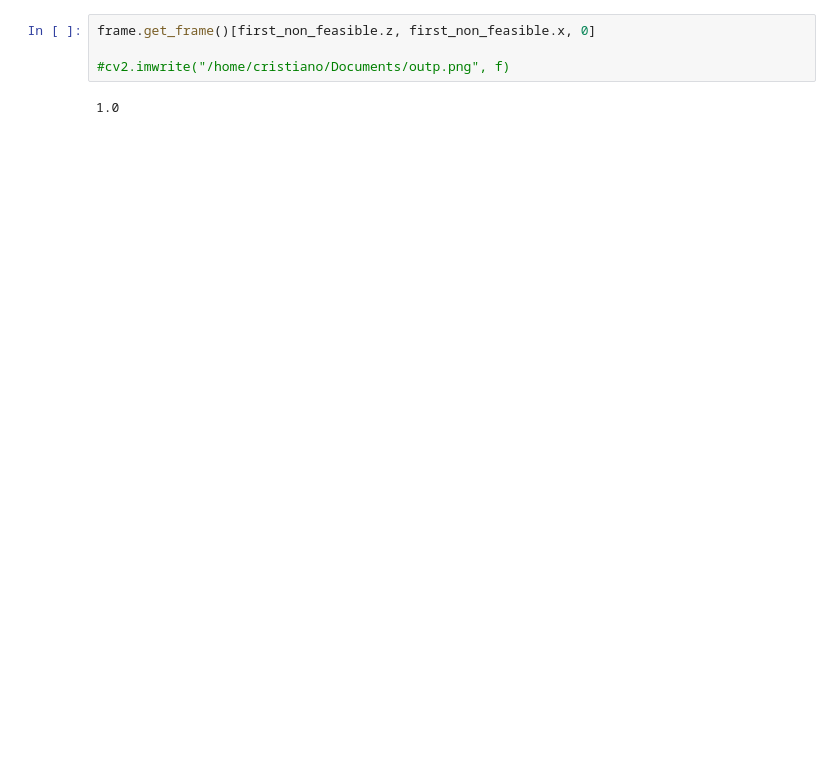
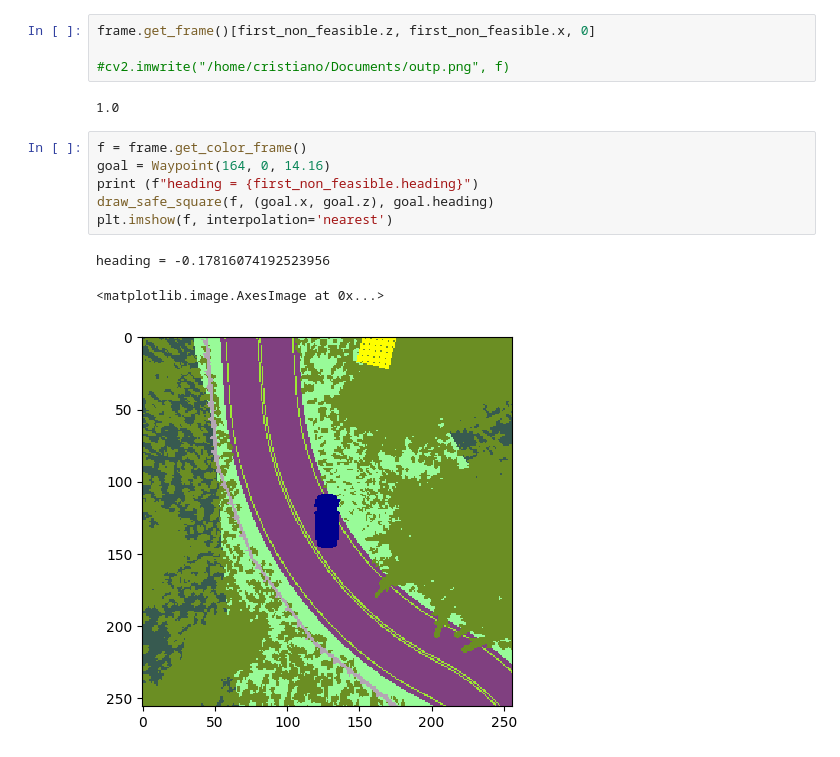
Before and after one commit to out0/selfdrive, a Jupyter notebook: testing/carla/test_steps/test_feasibility.ipynb, the cells around one changed output. Cells and saved outputs as stored; diff of their text form; blank space fills up the shorter version.

```diff
--- a/testing/carla/test_steps/test_feasibility.ipynb
+++ b/testing/carla/test_steps/test_feasibility.ipynb
@@ -298,3 +192,13 @@ frame.get_frame()[first_non_feasible.z, first_non_feasible.x, 0]
 #cv2.imwrite("/home/cristiano/Documents/outp.png", f)
 # %% [output]
 1.0
+# %%
+f = frame.get_color_frame()
+goal = Waypoint(164, 0, 14.16)
+print (f"heading = {first_non_feasible.heading}")
+draw_safe_square(f, (goal.x, goal.z), goal.heading)
+plt.imshow(f, interpolation='nearest')
+# %% [output]
+heading = -0.17816074192523956
+<matplotlib.image.AxesImage at 0x...>
+[figure, added]
```
Also changed, not shown: parts of 6 cells of this notebook, 8 other files.
